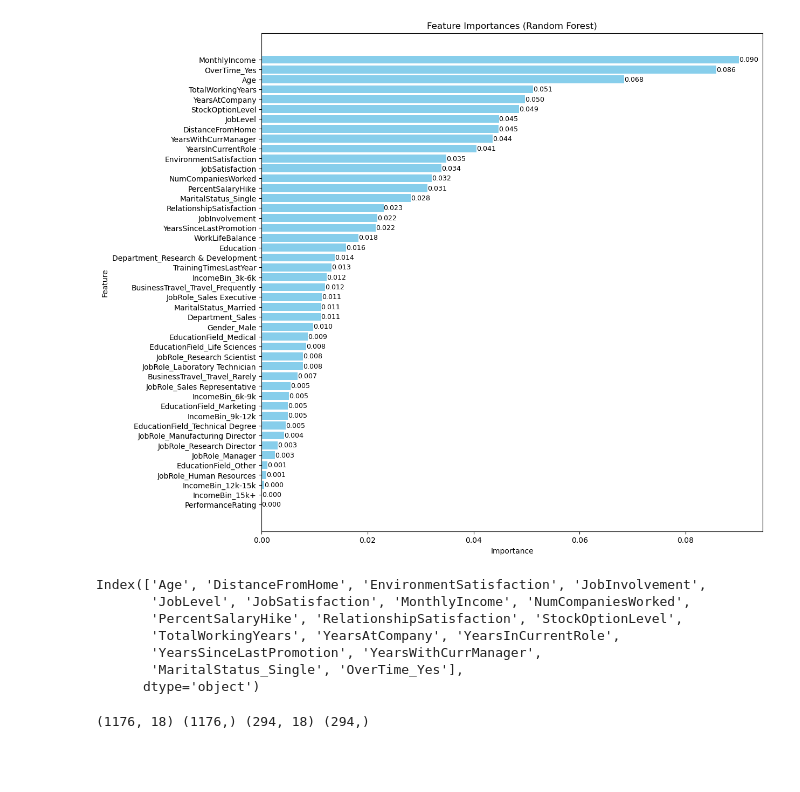
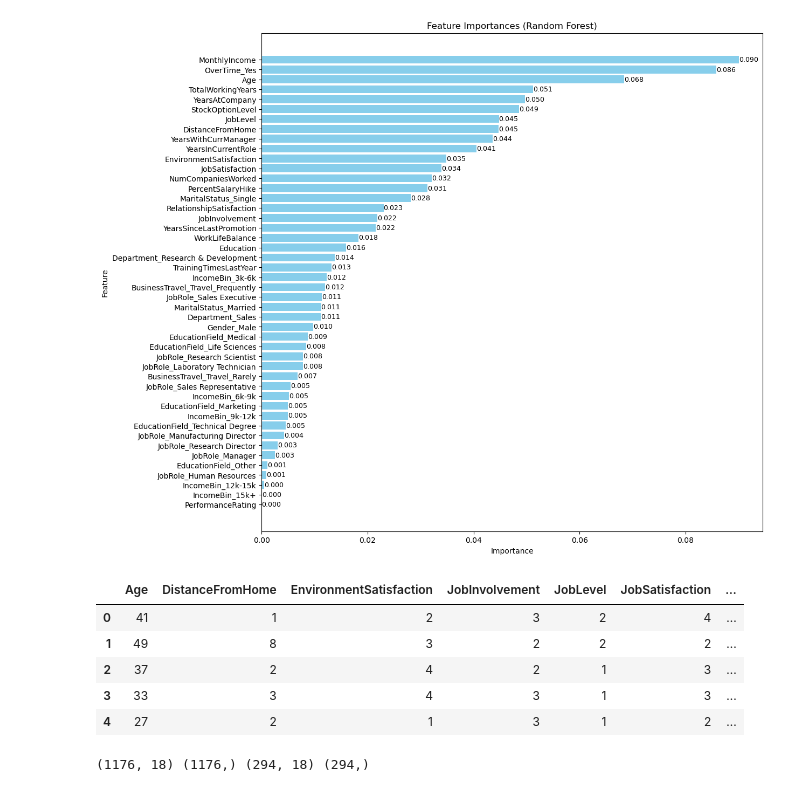
Before and after one commit to alokprasad573/Employee-Attrition-Prediction, a Jupyter notebook: notebooks/TRAINING.ipynb, the cells around one changed output. Saved outputs shown, nothing was run; the diff lists cells and outputs as text; code cells hidden in the pictures; blank space fills up the shorter version.

```diff
--- a/notebooks/TRAINING.ipynb
+++ b/notebooks/TRAINING.ipynb
@@ -11,7 +11,7 @@ from sklearn.ensemble import RandomForestClassifier
 from xgboost import XGBClassifier
 from sklearn.metrics import confusion_matrix, accuracy_score, precision_score, recall_score, f1_score, roc_auc_score, classification_report, roc_curve
 # %%
-df = pd.read_csv('./cleaned_employee_attrition.csv')
+df = pd.read_csv('../data/cleaned_employee_attrition.csv')
 df.head(10)
 # %% [output]
 |  | Age | Attrition | BusinessTravel | Department | DistanceFromHome | Education | EducationField | ... |
@@ -116,13 +116,13 @@ plt.show()
 # %%
 # Drop features with very low importance
 low_importance = feature_importances[feature_importances['Importance'] < 0.02]['Feature'].tolist()
 X = X.drop(low_importance, axis=1)
 X.columns # only important features left
+X.head()
 # %% [output]
-Index(['Age', 'DistanceFromHome', 'EnvironmentSatisfaction', 'JobInvolvement',
-       'JobLevel', 'JobSatisfaction', 'MonthlyIncome', 'NumCompaniesWorked',
-       'PercentSalaryHike', 'RelationshipSatisfaction', 'StockOptionLevel',
-       'TotalWorkingYears', 'YearsAtCompany', 'YearsInCurrentRole',
-       'YearsSinceLastPromotion', 'YearsWithCurrManager',
-       'MaritalStatus_Single', 'OverTime_Yes'],
-      dtype='object')
+|  | Age | DistanceFromHome | EnvironmentSatisfaction | JobInvolvement | JobLevel | JobSatisfaction | ... |
+| 0 | 41 | 1 | 2 | 3 | 2 | 4 | ... |
+| 1 | 49 | 8 | 3 | 2 | 2 | 2 | ... |
+| 2 | 37 | 2 | 4 | 2 | 1 | 3 | ... |
+| 3 | 33 | 3 | 4 | 3 | 1 | 3 | ... |
+| 4 | 27 | 2 | 1 | 3 | 1 | 2 | ... |
```
Also changed, not shown: parts of 1 cell of this notebook, 5 other files.
